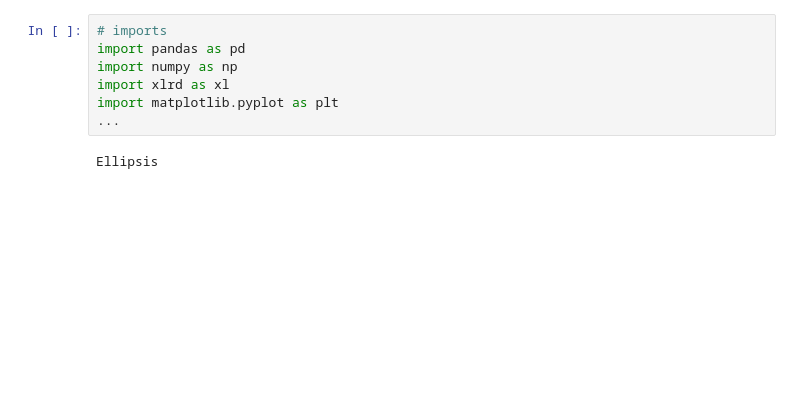
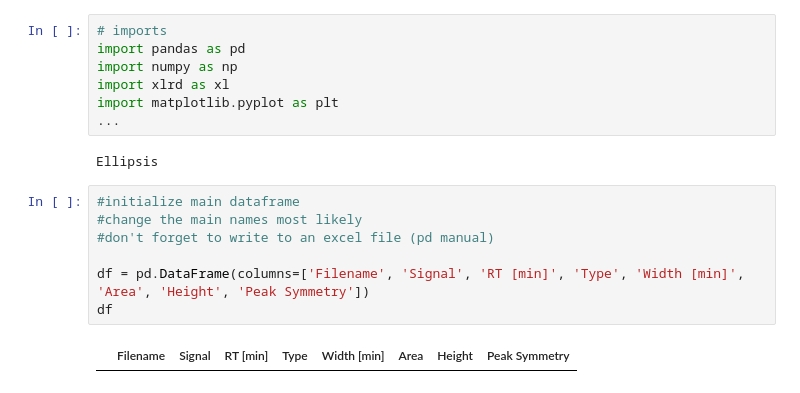
Before and after one commit to anababnigg/auto-lab, a Jupyter notebook: tester.ipynb, the cells around one changed output. Cells and saved outputs as stored; diff of their text form; blank space fills up the shorter version.

```diff
--- a/tester.ipynb
+++ b/tester.ipynb
@@ -7,6 +7,15 @@ import matplotlib.pyplot as plt
 ...
 # %% [output]
 Ellipsis
+# %%
+#initialize main dataframe
+#change the main names most likely
+#don't forget to write to an excel file (pd manual)
+
+df = pd.DataFrame(columns=['Filename', 'Signal', 'RT [min]', 'Type', 'Width [min]', 'Area', 'Height', 'Peak Symmetry'])
+df
+# %% [output]
+|  | Filename | Signal | RT [min] | Type | Width [min] | Area | Height | Peak Symmetry |
 # %%
 #initialize main dataframe
 #df = pd.DataFrame()
```
Also changed, not shown: parts of 8 cells of this notebook, 1 other file.
